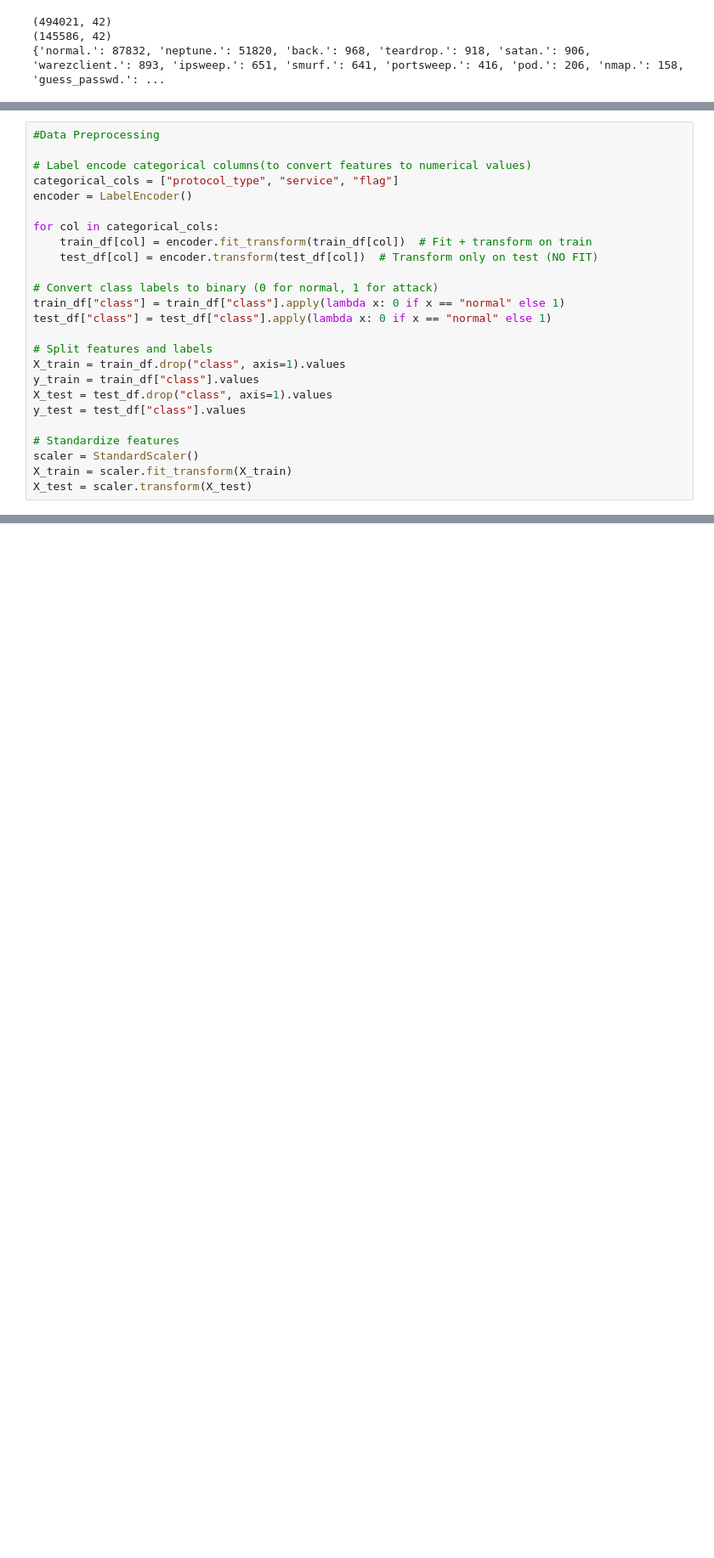
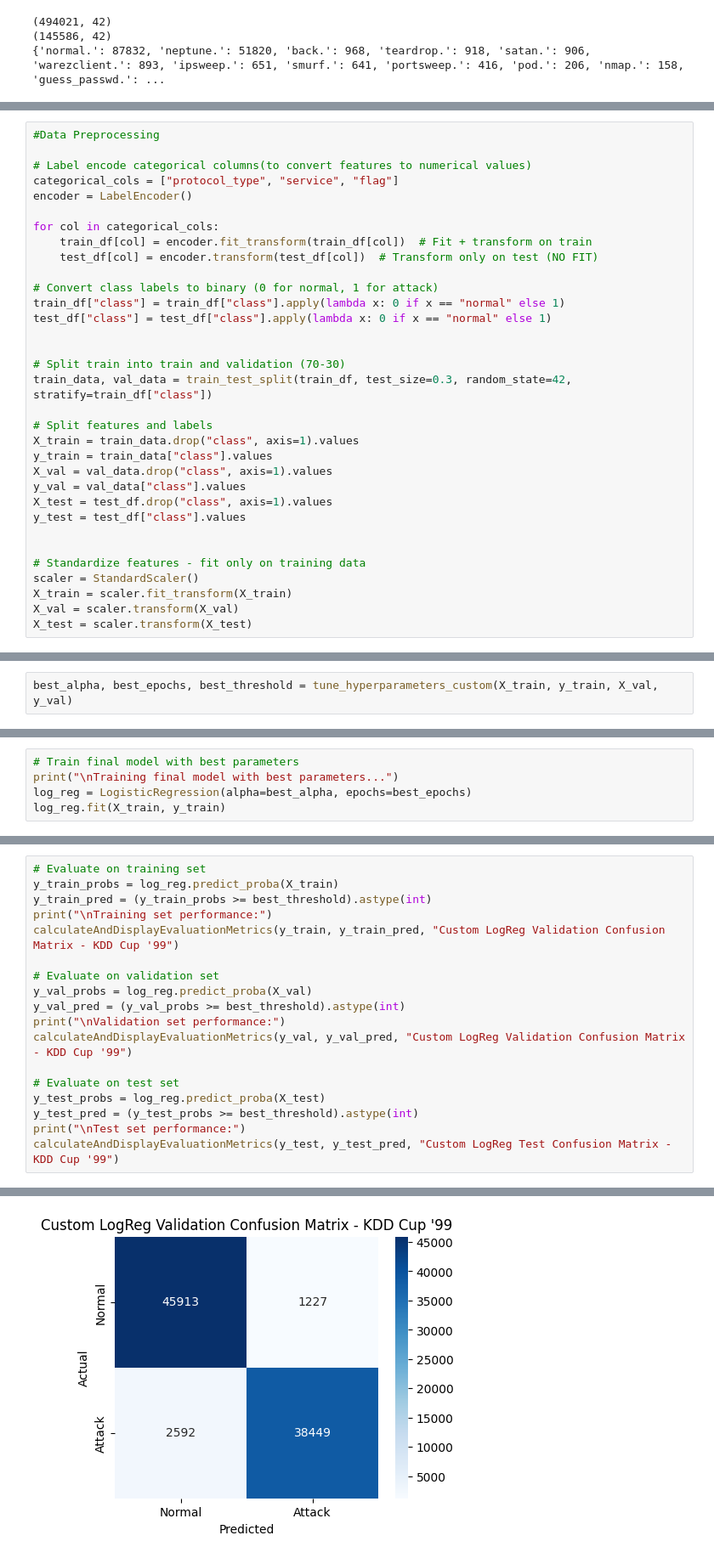
Before and after one commit to Satvik0110/Network-Intrusion-Detector, a Jupyter notebook: NID_using_LR.ipynb, the cells around one changed output, grey strips where cells are left out. Shown: that part at 85% size. Saved outputs shown, nothing was run; the diff lists cells and outputs as text; blank space fills up the shorter version.

```diff
--- a/NID_using_LR.ipynb
+++ b/NID_using_LR.ipynb
@@ -300,13 +398,21 @@ for col in categorical_cols:
 train_df["class"] = train_df["class"].apply(lambda x: 0 if x == "normal" else 1)
 test_df["class"] = test_df["class"].apply(lambda x: 0 if x == "normal" else 1)
 
+
+# Split train into train and validation (70-30)
+train_data, val_data = train_test_split(train_df, test_size=0.3, random_state=42, stratify=train_df["class"])
+
 # Split features and labels
-X_train = train_df.drop("class", axis=1).values
-y_train = train_df["class"].values
+X_train = train_data.drop("class", axis=1).values
+y_train = train_data["class"].values
+X_val = val_data.drop("class", axis=1).values
+y_val = val_data["class"].values
 X_test = test_df.drop("class", axis=1).values
 y_test = test_df["class"].values
 
-# Standardize features
+
+# Standardize features - fit only on training data
 scaler = StandardScaler()
 X_train = scaler.fit_transform(X_train)
+X_val = scaler.transform(X_val)
 X_test = scaler.transform(X_test)
@@ -348,0 +419,2 @@ F1 Score: 0.8601
+# %%
+best_alpha, best_epochs, best_threshold = tune_hyperparameters_custom(X_train, y_train, X_val, y_val)
@@ -348,0 +449,5 @@ F1 Score: 0.8601
+# %%
+# Train final model with best parameters
+print("\nTraining final model with best parameters...")
+log_reg = LogisticRegression(alpha=best_alpha, epochs=best_epochs)
+log_reg.fit(X_train, y_train)
@@ -348,0 +456,19 @@ F1 Score: 0.8601
+# %%
+# Evaluate on training set
+y_train_probs = log_reg.predict_proba(X_train)
+y_train_pred = (y_train_probs >= best_threshold).astype(int)
+print("\nTraining set performance:")
+calculateAndDisplayEvaluationMetrics(y_train, y_train_pred, "Custom LogReg Validation Confusion Matrix - KDD Cup '99")
+
+# Evaluate on validation set
+y_val_probs = log_reg.predict_proba(X_val)
+y_val_pred = (y_val_probs >= best_threshold).astype(int)
+print("\nValidation set performance:")
+calculateAndDisplayEvaluationMetrics(y_val, y_val_pred, "Custom LogReg Validation Confusion Matrix - KDD Cup '99")
+
+# Evaluate on test set
+y_test_probs = log_reg.predict_proba(X_test)
+y_test_pred = (y_test_probs >= best_threshold).astype(int)
+print("\nTest set performance:")
+calculateAndDisplayEvaluationMetrics(y_test, y_test_pred, "Custom LogReg Test Confusion Matrix - KDD Cup '99")
+# %% [output]
@@ -348,0 +480 @@ F1 Score: 0.8601
+[figure, added]
```
Also changed, not shown: parts of 19 cells of this notebook, 1 other file.
